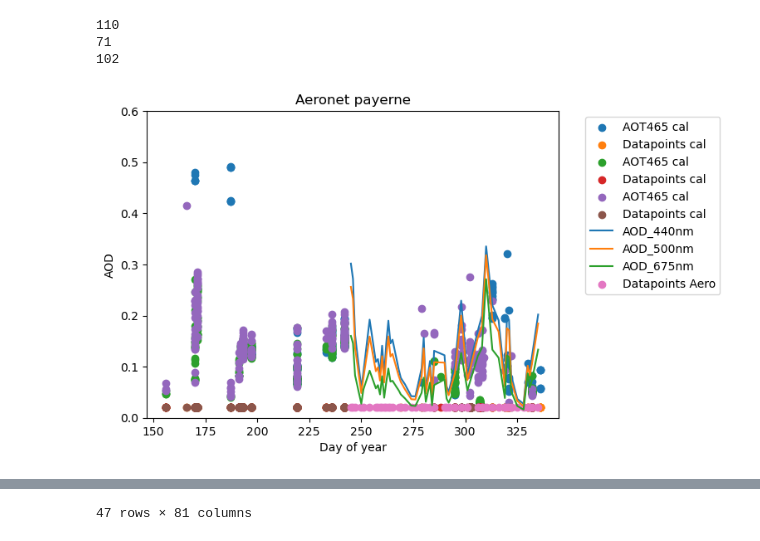
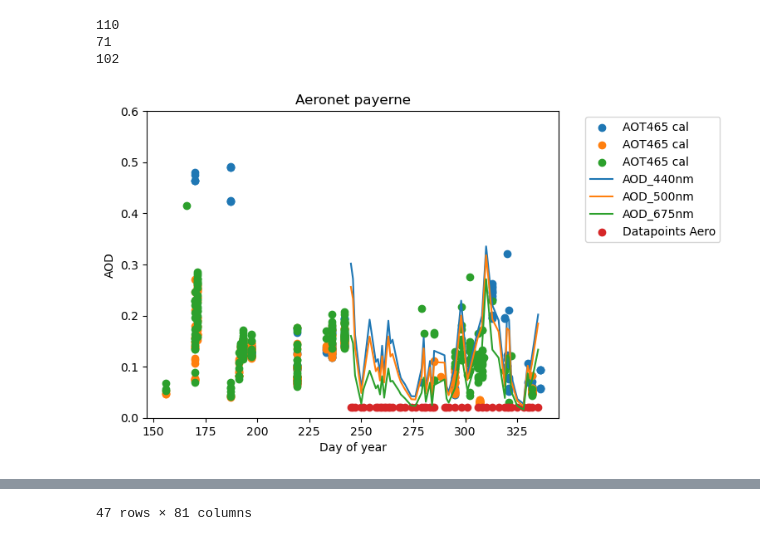
Before and after one commit to Mdmdma/atmospheric_remote_sensing, a Jupyter notebook: daten calitoo/full_dataset.ipynb, the cells around one changed output, grey strips where cells are left out. Saved outputs shown, nothing was run; the diff lists cells and outputs as text; code cells hidden in the pictures.

```diff
--- a/daten calitoo/full_dataset.ipynb
+++ b/daten calitoo/full_dataset.ipynb
@@ -15,13 +15,13 @@ coord_threshold = [4700,800,4770,870] # lat0, long0, lat1, long1
 coord_threshold = [4500, 8, 4900, 1000]
 alpha_threshold = 2
 r_threshold = 0.8
-aot_threshold = 0.8
+aot_threshold = 0.6
 
 def plot_calitoo(dataframe):
     wavelengths_cal = ['AOT465'] #, 'AOT540', 'AOT619'
     for wavelength in wavelengths_cal:
         plt.scatter(dataframe['Date'].dt.dayofyear, dataframe[wavelength].where(dataframe[wavelength]<0.5), label=f'{wavelength} cal')
-    plt.scatter(dataframe['Date'].dt.dayofyear, np.full((dataframe.shape[0],), 0.02), label='Datapoints cal')
+    #plt.scatter(dataframe['Date'].dt.dayofyear, np.full((dataframe.shape[0],), 0.02), label='Datapoints cal')
     plt.legend(bbox_to_anchor=(1.05, 1), loc='upper left')
     plt.xlabel('Day of year')
     plt.ylabel('AOD')
@@ -51,34 +51,34 @@ for index, filename in enumerate(filenames):
         # Latitude condition (between lat0 and lat1)
         (data['Latitude'] >= coord_threshold[0]) &
         (data['Latitude'] <= coord_threshold[2]) &
 
         # Longitude condition (between long0 and long1)
         (data['Longitude'] >= coord_threshold[1]) &
         (data['Longitude'] <= coord_threshold[3]) &
 
         # Alpha threshold condition
         (data['Alpha'] <= alpha_threshold) &
 
         # R² threshold condition
         (data['R²'] >= r_threshold)&
 
         (data['AOT465']< aot_threshold)&
         (data['AOT540']< aot_threshold)&
         (data['AOT540']< aot_threshold)
     ]
     print(data.isna().sum().sum())
 
 
 
     plot_calitoo(filtered_data)
     #display(filtered_data)
 
 aeronet(locations[1])
 # %% [output]
 110
 71
 102
-[figure, old version]
+[figure, new version]
 |  | Date(dd:mm:yyyy) | Time(hh:mm:ss) | Day_of_Year | AOD_1640nm | AOD_1020nm | AOD_870nm | AOD_865nm | ... |
 | 0 | 2024-09-01 | 12:00:00 | 245 | 0.042677 | 0.085344 | 0.108909 | -999.0 | ... |
 | 1 | 2024-09-02 | 12:00:00 | 246 | 0.035440 | 0.074066 | 0.096695 | -999.0 | ... |
```
